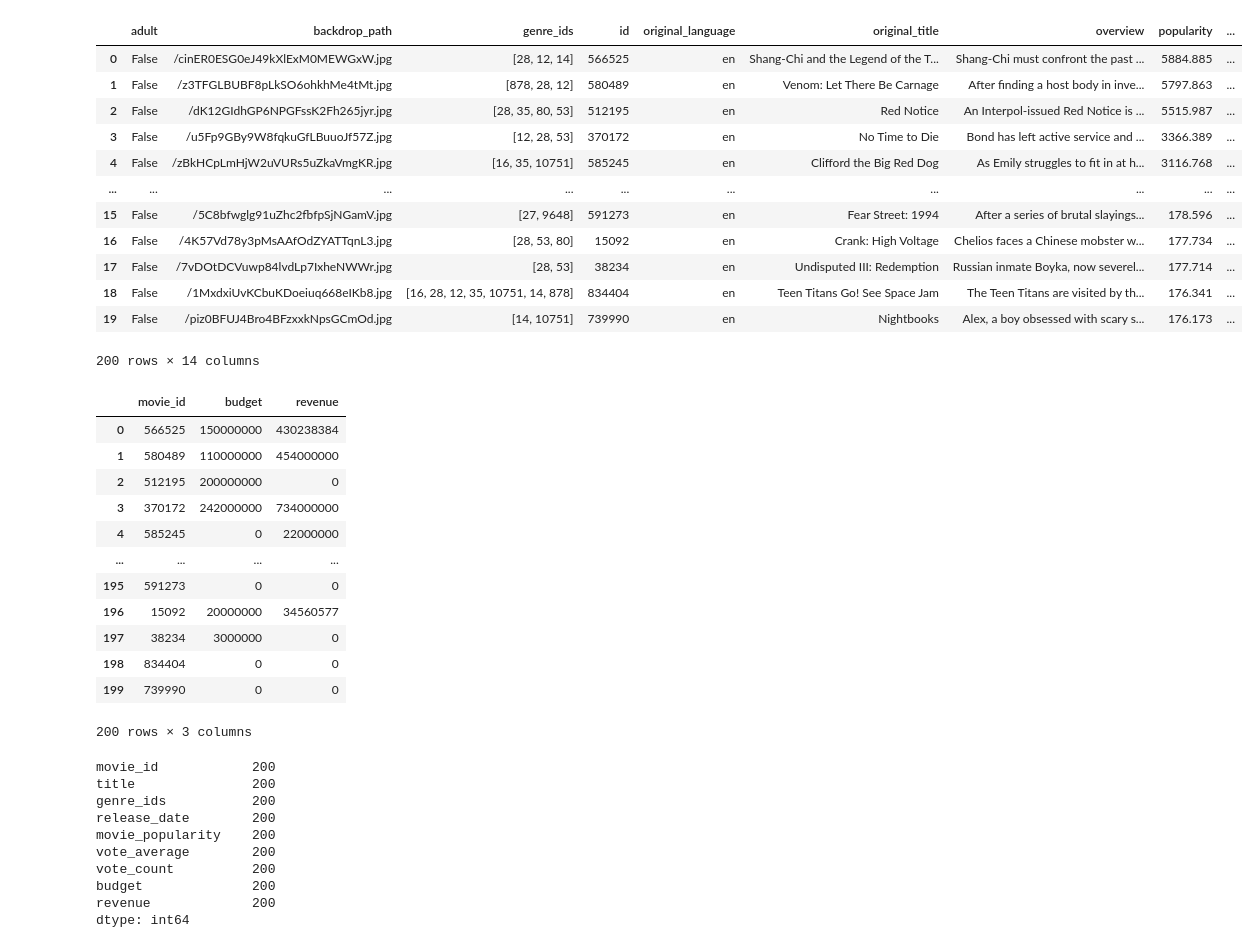
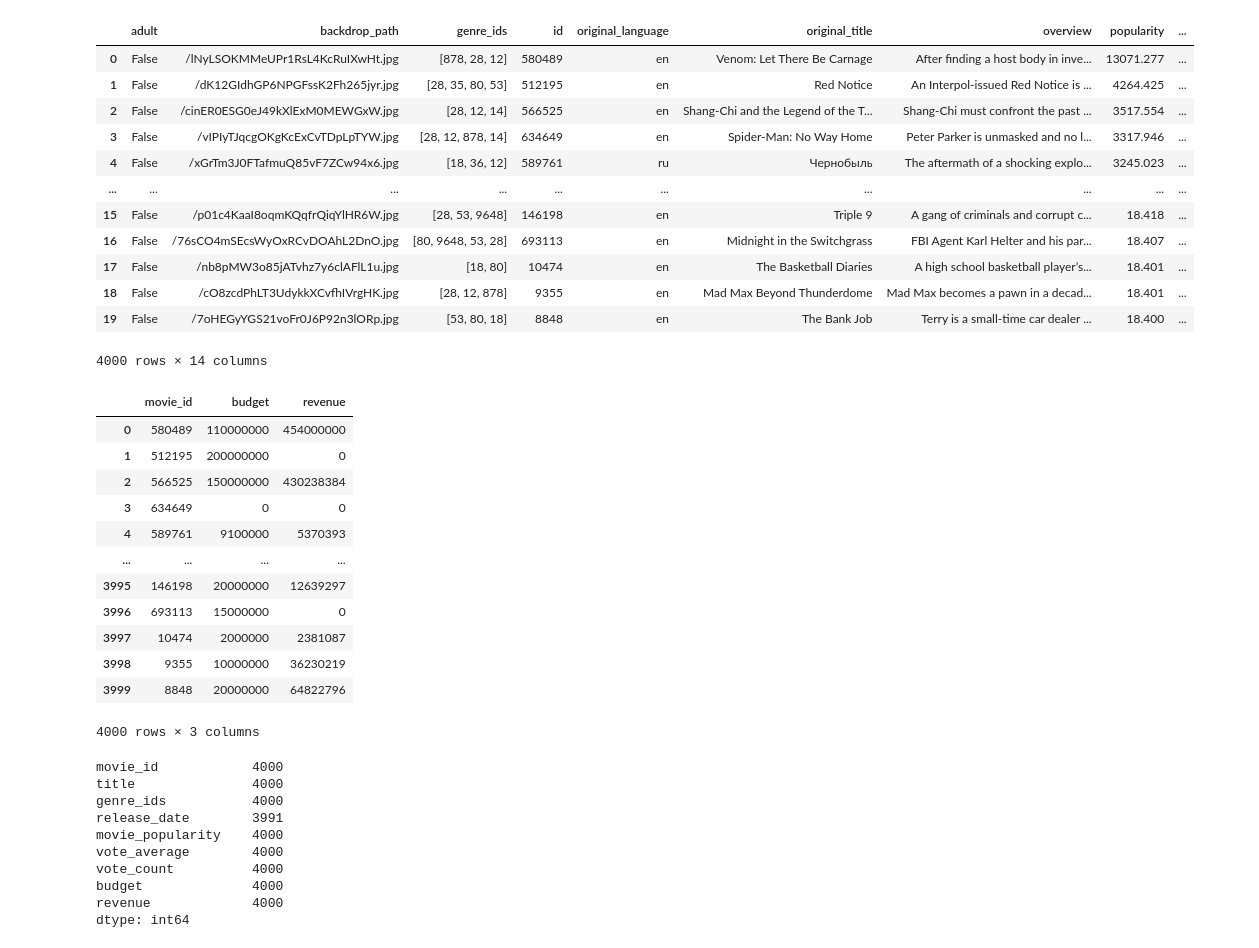
Before and after one commit to a-lau-gonza/The-Final-Project_F-PALS, a Jupyter notebook: Notebooks/Cleaned_MoviesnID_Tablemaker.ipynb, the cells around one changed output. Cells and saved outputs as stored; diff of their text form; code cells hidden in the pictures.

```diff
--- a/Notebooks/Cleaned_MoviesnID_Tablemaker.ipynb
+++ b/Notebooks/Cleaned_MoviesnID_Tablemaker.ipynb
@@ -1,33 +1,33 @@
 # %%
 import requests
 import pandas as pd
 from API_Key import api_key
 
-pages = list(range(1,11))
+pages = list(range(1,201))
 
 popular = pd.DataFrame()
 
 for page in pages:
     movieData = pd.DataFrame(requests.get(f'https://api.themoviedb.org/3/movie/popular?api_key={api_key}&language=en-US&page={page}').json()['results'])
     popular = popular.append(movieData)
 
 
 popular = popular[popular['adult'] == False]
 popular
 # %% [output]
 |  | adult | backdrop_path | genre_ids | id | original_language | original_title | overview | popularity | ... |
-| 0 | False | /cinER0ESG0eJ49kXlExM0MEWGxW.jpg | [28, 12, 14] | 566525 | en | Shang-Chi and the Legend of the T... | Shang-Chi must confront the past ... | 5884.885 | ... |
-| 1 | False | /z3TFGLBUBF8pLkSO6ohkhMe4tMt.jpg | [878, 28, 12] | 580489 | en | Venom: Let There Be Carnage | After finding a host body in inve... | 5797.863 | ... |
-| 2 | False | /dK12GIdhGP6NPGFssK2Fh265jyr.jpg | [28, 35, 80, 53] | 512195 | en | Red Notice | An Interpol-issued Red Notice is ... | 5515.987 | ... |
-| 3 | False | /u5Fp9GBy9W8fqkuGfLBuuoJf57Z.jpg | [12, 28, 53] | 370172 | en | No Time to Die | Bond has left active service and ... | 3366.389 | ... |
-| 4 | False | /zBkHCpLmHjW2uVURs5uZkaVmgKR.jpg | [16, 35, 10751] | 585245 | en | Clifford the Big Red Dog | As Emily struggles to fit in at h... | 3116.768 | ... |
+| 0 | False | /lNyLSOKMMeUPr1RsL4KcRuIXwHt.jpg | [878, 28, 12] | 580489 | en | Venom: Let There Be Carnage | After finding a host body in inve... | 13071.277 | ... |
+| 1 | False | /dK12GIdhGP6NPGFssK2Fh265jyr.jpg | [28, 35, 80, 53] | 512195 | en | Red Notice | An Interpol-issued Red Notice is ... | 4264.425 | ... |
+| 2 | False | /cinER0ESG0eJ49kXlExM0MEWGxW.jpg | [28, 12, 14] | 566525 | en | Shang-Chi and the Legend of the T... | Shang-Chi must confront the past ... | 3517.554 | ... |
+| 3 | False | /vIPIyTJqcgOKgKcExCvTDpLpTYW.jpg | [28, 12, 878, 14] | 634649 | en | Spider-Man: No Way Home | Peter Parker is unmasked and no l... | 3317.946 | ... |
+| 4 | False | /xGrTm3J0FTafmuQ85vF7ZCw94x6.jpg | [18, 36, 12] | 589761 | ru | Чернобыль | The aftermath of a shocking explo... | 3245.023 | ... |
 | ... | ... | ... | ... | ... | ... | ... | ... | ... | ... |
-| 15 | False | /5C8bfwglg91uZhc2fbfpSjNGamV.jpg | [27, 9648] | 591273 | en | Fear Street: 1994 | After a series of brutal slayings... | 178.596 | ... |
-| 16 | False | /4K57Vd78y3pMsAAfOdZYATTqnL3.jpg | [28, 53, 80] | 15092 | en | Crank: High Voltage | Chelios faces a Chinese mobster w... | 177.734 | ... |
-| 17 | False | /7vDOtDCVuwp84lvdLp7IxheNWWr.jpg | [28, 53] | 38234 | en | Undisputed III: Redemption | Russian inmate Boyka, now severel... | 177.714 | ... |
-| 18 | False | /1MxdxiUvKCbuKDoeiuq668eIKb8.jpg | [16, 28, 12, 35, 10751, 14, 878] | 834404 | en | Teen Titans Go! See Space Jam | The Teen Titans are visited by th... | 176.341 | ... |
-| 19 | False | /piz0BFUJ4Bro4BFzxxkNpsGCmOd.jpg | [14, 10751] | 739990 | en | Nightbooks | Alex, a boy obsessed with scary s... | 176.173 | ... |
+| 15 | False | /p01c4KaaI8oqmKQqfrQiqYlHR6W.jpg | [28, 53, 9648] | 146198 | en | Triple 9 | A gang of criminals and corrupt c... | 18.418 | ... |
+| 16 | False | /76sCO4mSEcsWyOxRCvDOAhL2DnO.jpg | [80, 9648, 53, 28] | 693113 | en | Midnight in the Switchgrass | FBI Agent Karl Helter and his par... | 18.407 | ... |
+| 17 | False | /nb8pMW3o85jATvhz7y6clAFlL1u.jpg | [18, 80] | 10474 | en | The Basketball Diaries | A high school basketball player’s... | 18.401 | ... |
+| 18 | False | /cO8zcdPhLT3UdykkXCvfhIVrgHK.jpg | [28, 12, 878] | 9355 | en | Mad Max Beyond Thunderdome | Mad Max becomes a pawn in a decad... | 18.401 | ... |
+| 19 | False | /7oHEGyYGS21voFr0J6P92n3lORp.jpg | [53, 80, 18] | 8848 | en | The Bank Job | Terry is a small-time car dealer ... | 18.400 | ... |
-200 rows × 14 columns
+4000 rows × 14 columns
 # %%
 popular_features = popular[['id','title','genre_ids','release_date','popularity','vote_average','vote_count']]
 popular_features = popular_features.rename(columns={
@@ -54,32 +54,32 @@ revenue_df = pd.DataFrame(
 revenue_df.reset_index(drop = True)
 # %% [output]
 |  | movie_id | budget | revenue |
-| 0 | 566525 | 150000000 | 430238384 |
-| 1 | 580489 | 110000000 | 454000000 |
-| 2 | 512195 | 200000000 | 0 |
-| 3 | 370172 | 242000000 | 734000000 |
-| 4 | 585245 | 0 | 22000000 |
+| 0 | 580489 | 110000000 | 454000000 |
+| 1 | 512195 | 200000000 | 0 |
+| 2 | 566525 | 150000000 | 430238384 |
+| 3 | 634649 | 0 | 0 |
+| 4 | 589761 | 9100000 | 5370393 |
 | ... | ... | ... | ... |
-| 195 | 591273 | 0 | 0 |
-| 196 | 15092 | 20000000 | 34560577 |
-| 197 | 38234 | 3000000 | 0 |
-| 198 | 834404 | 0 | 0 |
-| 199 | 739990 | 0 | 0 |
+| 3995 | 146198 | 20000000 | 12639297 |
+| 3996 | 693113 | 15000000 | 0 |
+| 3997 | 10474 | 2000000 | 2381087 |
+| 3998 | 9355 | 10000000 | 36230219 |
+| 3999 | 8848 | 20000000 | 64822796 |
-200 rows × 3 columns
+4000 rows × 3 columns
 # %%
 
 Movie_Data = popular_features.merge(revenue_df, on='movie_id', how='inner')
 Movie_Data.count()
 # %% [output]
-movie_id            200
-title               200
-genre_ids           200
-release_date        200
-movie_popularity    200
-vote_average        200
-vote_count          200
-budget              200
-revenue             200
+movie_id            4000
+title               4000
+genre_ids           4000
+release_date        3991
+movie_popularity    4000
+vote_average        4000
+vote_count          4000
+budget              4000
+revenue             4000
 dtype: int64
 # %%
 ratings = []
```
Also changed, not shown: parts of 3 cells of this notebook, 12 other files.
